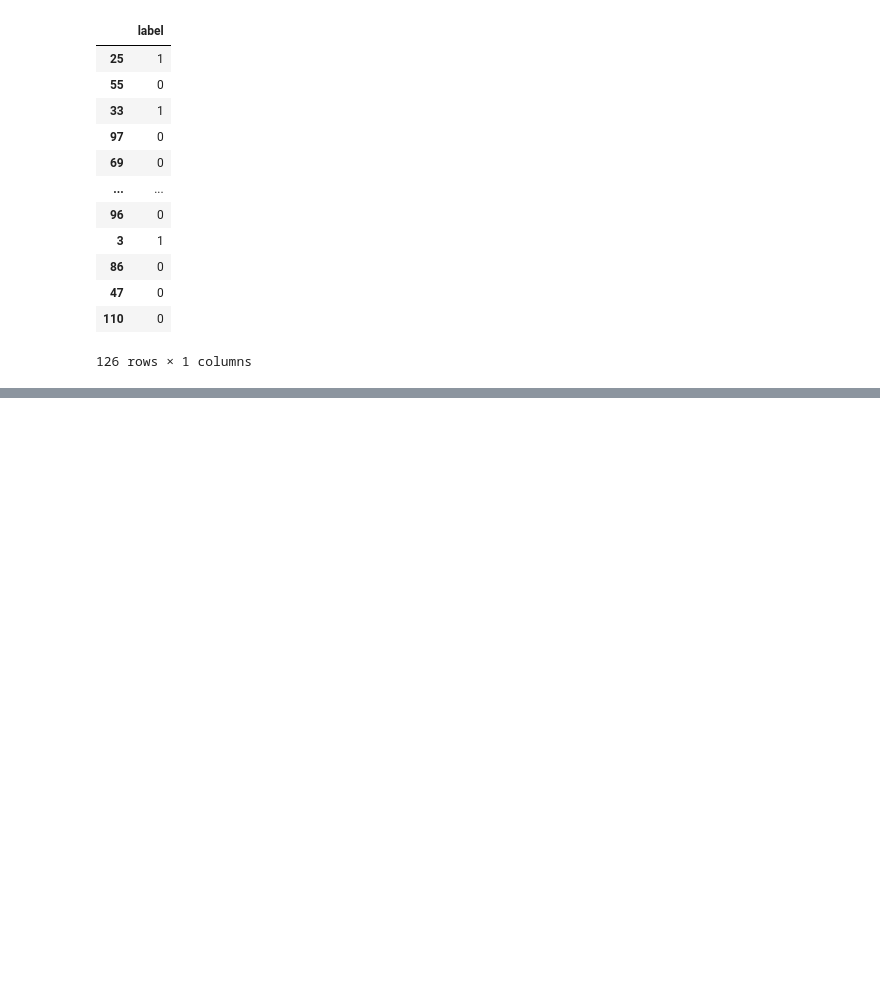
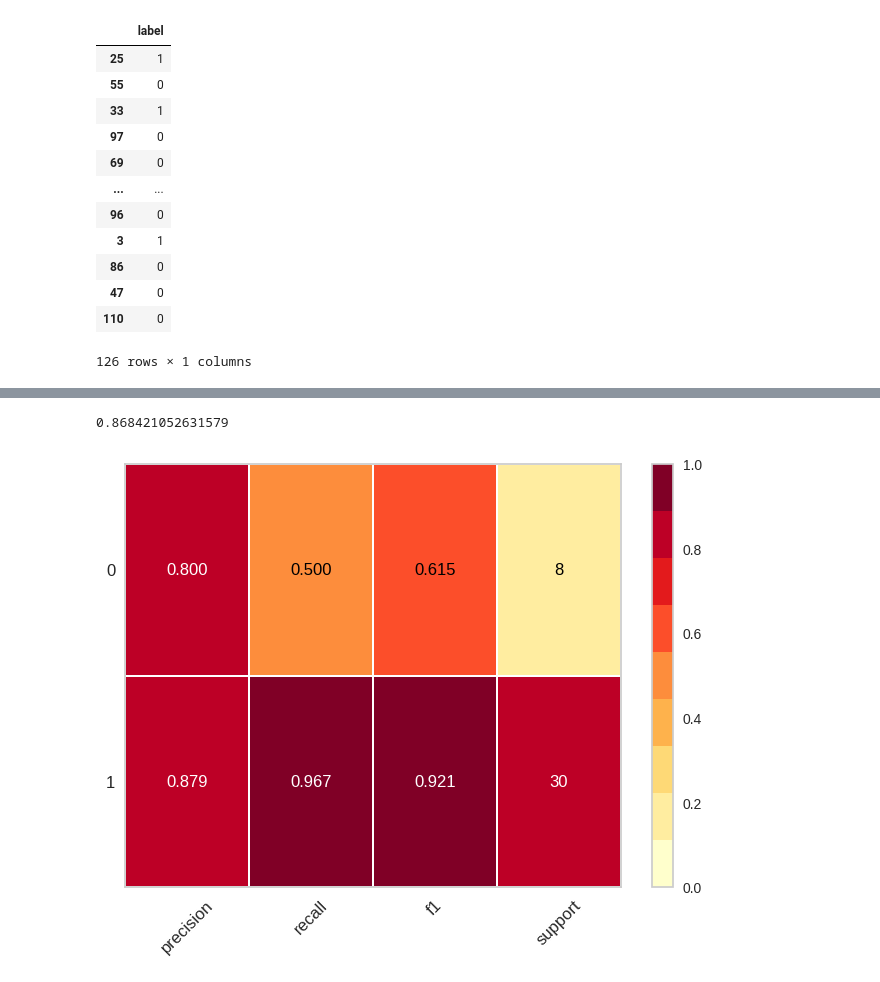
Before and after one commit to aysanraza/alpha-lapachone, a Jupyter notebook: alpha_lapachone.ipynb, the cells around one changed output, grey strips where cells are left out. Drawn from its saved outputs; the diff is of its cells as text; code cells hidden in the pictures; blank space fills up the shorter version.

Commit message:
Training and Evaluation

```diff
--- a/alpha_lapachone.ipynb
+++ b/alpha_lapachone.ipynb
@@ -37,21 +37,20 @@ from yellowbrick.classifier import ROCAUC
 # %%
 # data importation
 
-df1 = pd.read_csv("/content/drive/MyDrive/Colab Notebooks/data/alpha_lapachone_targets_tripeptide.csv", header=None)
-print(df1.shape)
-#df2 = pd.read_csv("/content/drive/MyDrive/Colab Notebooks/data/alpha_lapachone_non_targets_tripeptide.csv", header=None)
-df2 = pd.read_csv('/content/drive/MyDrive/Colab Notebooks/data/tripeptide_data_non-pd.csv', header=None)
-df2 = df2.head(84)
-print(df2.shape)
+target = pd.read_csv("/data/alpha_lapachone_targets_tripeptide.csv", header=None)
+print(target.shape)
+decoy = pd.read_csv('/data/tripeptide_data_non-pd.csv', header=None)
+decoy = decoy.head(84)
+print(decoy.shape)
 # %% [output]
 (42, 8000)
 (84, 8000)
 # %%
 # data transformation and mangling
 
-df1['label'] = 1
-df2['label'] = 0
-df = pd.concat([df1, df2], ignore_index=True)
+target['label'] = 1
+decoy['label'] = 0
+df = pd.concat([target, decoy], ignore_index=True)
 df = shuffle(df)
 print (df.shape)
 print (df)
@@ -116,0 +134,11 @@ X_train, X_test, y_train, y_test = train_test_split(features, labels, test_size=
+# %%
+# classification report
+
+#classes = ["decoy_tripeptide", "target_tripeptide"]
+model_1 = LogisticRegression()
+visualizer = ClassificationReport(model_1, support=True)
+visualizer.fit(X_train, y_train)
+visualizer.score(X_test, y_test)
+# %% [output]
+0.868421052631579
+[figure, added]
```
Also changed, not shown: parts of 4 cells of this notebook.
